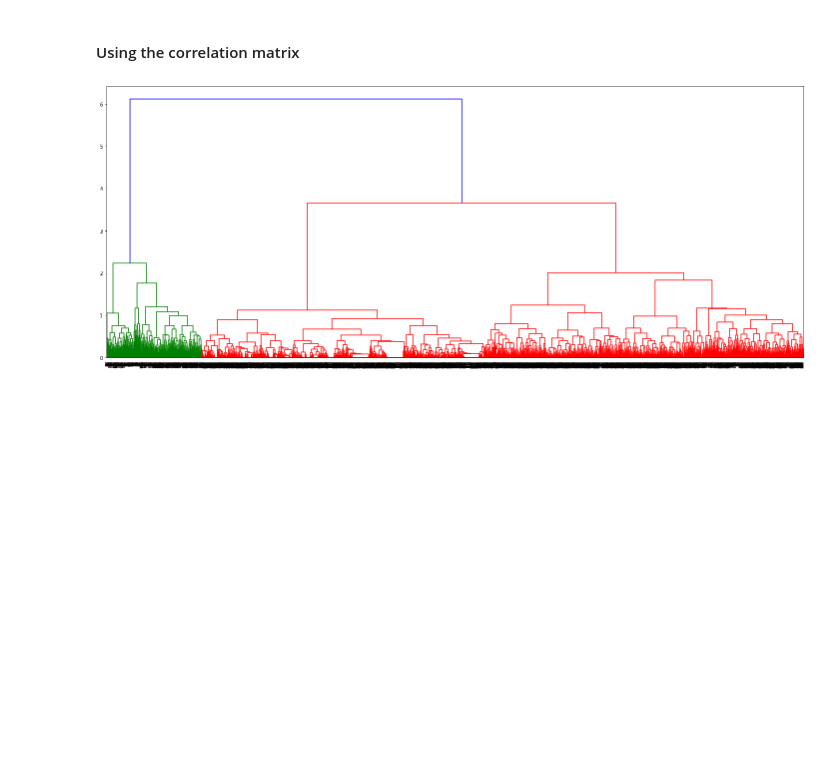
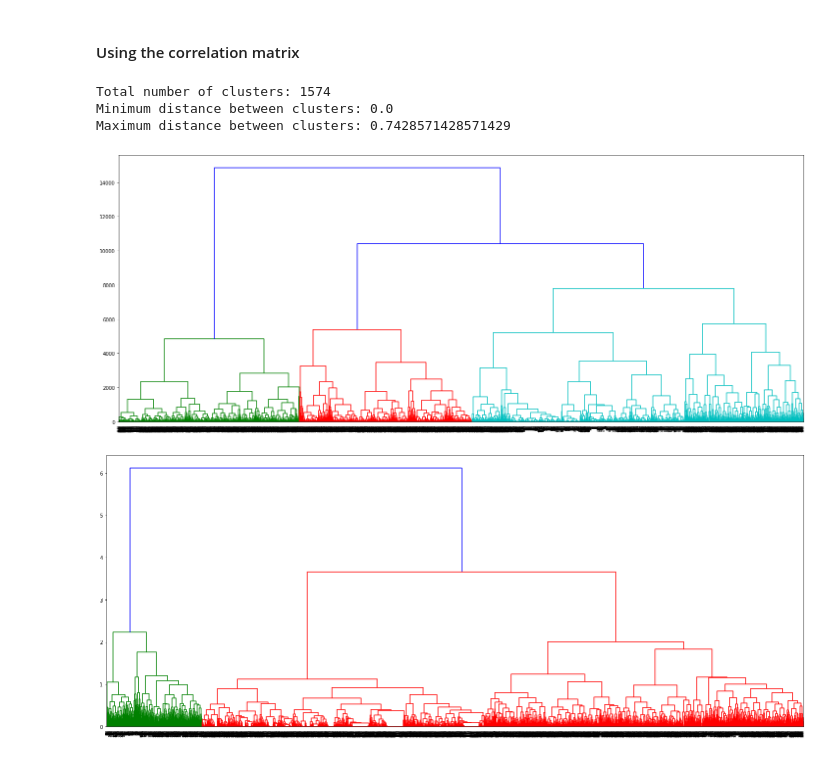
Before and after one commit to geovalexis/PP2GO, a Jupyter notebook: Methods.ipynb, the cells around one changed output. Drawn from its saved outputs; the diff is of its cells as text; code cells hidden in the pictures; blank space fills up the shorter version.

Commit message:
Added agglomerative clustering with sklearn

```diff
--- a/Methods.ipynb
+++ b/Methods.ipynb
@@ -585,20 +586,3 @@ pd.DataFrame(squareform(Y)) # condense distance matrix
 Remember that clustering is part of Unsupervised Machine Learning
 # %% [markdown]
 ### Hierarchical clustering
-# %%
-# Snippet got from https://medium.com/@sametgirgin/hierarchical-clustering-model-in-5-steps-with-python-6c45087d4318
-
-from sklearn.cluster import AgglomerativeClustering
-import scipy.cluster.hierarchy as sch
-import matplotlib.pyplot as plt
-import pandas as pd
-
-dendrogram = sch.dendrogram(sch.linkage(X, method  = "average"))
-plt.title('Dendrogram')
-plt.xlabel('Customers')
-plt.ylabel('Euclidean distances')
-plt.show()
-
-# See https://scikit-learn.org/stable/modules/generated/sklearn.cluster.AgglomerativeClustering.html
-# clustering = AgglomerativeClustering(linkage="average", affinity="precomputed").fit(X)
-# clustering.n_clusters_
@@ -614,4 +596,37 @@ Summary:![linkage_methods.PNG](embedded-picture-1)
 * Inconsistency cut-off with scipy: https://docs.scipy.org/doc/scipy/reference/generated/scipy.cluster.hierarchy.fcluster.html#scipy.cluster.hierarchy.fcluster
 # %% [markdown]
 #### Using the correlation matrix
+# %%
+# Based on https://towardsdatascience.com/hierarchical-clustering-explained-e58d2f936323 example
+
+# !pip install -U scikit-learn # To be able to use the new "compute_distances" function in AgglomerativeClustering -> LIE, THIS IS NOT WORKING
+
+from sklearn.cluster import AgglomerativeClustering
+from scipy.cluster.hierarchy import dendrogram, linkage
+from scipy.spatial.distance import squareform
+import matplotlib.pyplot as plt
+import pandas as pd
+
+# See https://scikit-learn.org/stable/modules/generated/sklearn.cluster.AgglomerativeClustering.html
+# Cutting-off by distance_threshold in sklearn's AgglomerativeClustering should the same as doing an fcluster(Z, t=threshold, criterion='distance')
+model = AgglomerativeClustering(n_clusters=None, distance_threshold=0.1, linkage="complete", affinity="precomputed", compute_distances=True) #Same linkage as scipy so the dendogram is valid
+model = model.fit(squareform(Y))
+print("Total number of clusters:", model.n_clusters_)
+print("Minimum distance between clusters:", model.distances_.min())
+print("Maximum distance between clusters:", model.distances_.max())
+Z = linkage(model.children_, method="complete") # Important to use the same linkage method as above
+#Z = linkage(Y, method="complete")  # NOTE: Why using Y matrix gives differentes results? if it's a 1-D condensed matrix...
+fig = plt.figure(figsize=(25, 10))
+dn = dendrogram(Z)
+plt.show()
+
+# Another way
+#fig = plt.figure(figsize=(25, 10))
+#dn = dendrogram(model.distances_) # It supposed to give directly an array to plot a dendogram and this way save some computation cost. See https://scikit-learn.org/stable/modules/generated/sklearn.cluster.AgglomerativeClustering.html#sklearn.cluster.AgglomerativeClustering
+#plt.show()
+# %% [output]
+Total number of clusters: 1574
+Minimum distance between clusters: 0.0
+Maximum distance between clusters: 0.7428571428571429
+[figure, added]
 # %%
```
Also changed, not shown: parts of 3 cells of this notebook.
